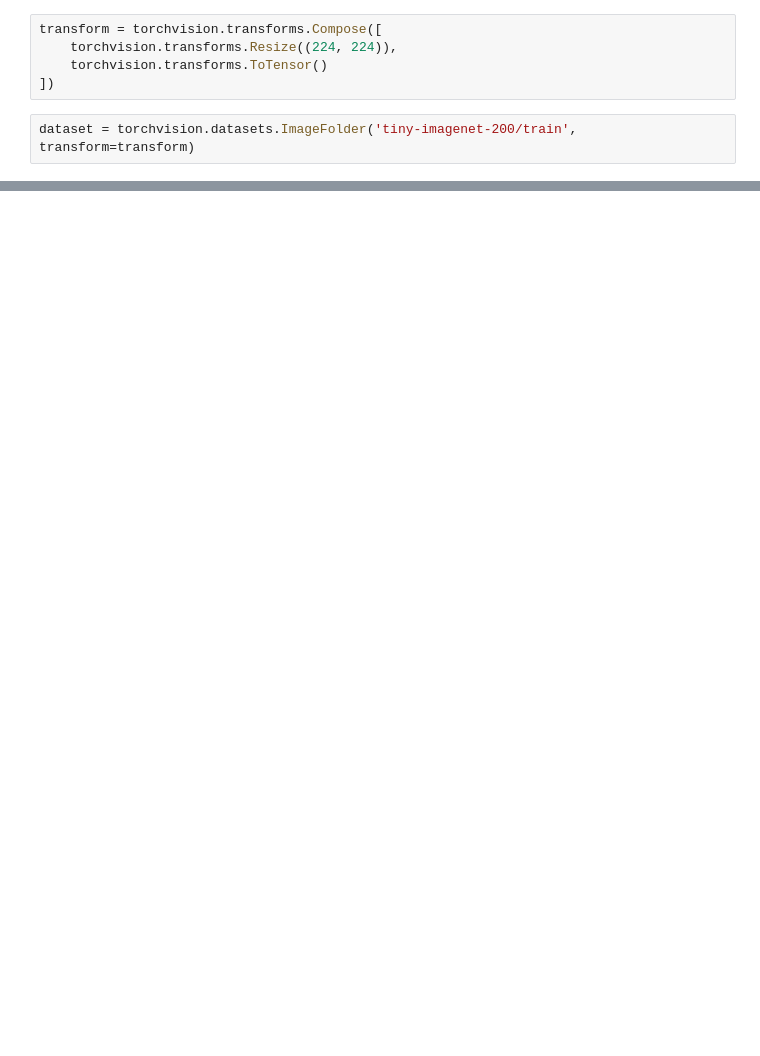
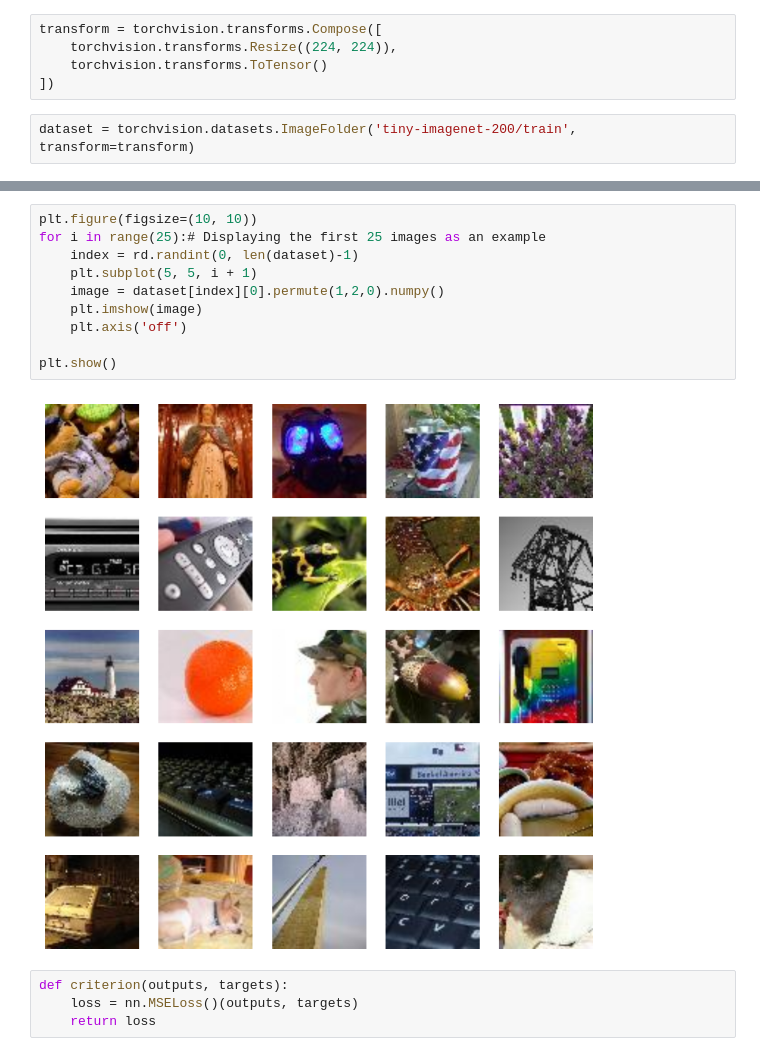
Before and after one commit to eliottvalette/Expand-Nets, a Jupyter notebook: expanding-nets.ipynb, the cells around one changed output, grey strips where cells are left out. Cells and saved outputs as stored; diff of their text form; blank space fills up the shorter version.

```diff
--- a/expanding-nets.ipynb
+++ b/expanding-nets.ipynb
@@ -54,0 +63,16 @@ test_loader = DataLoader(test_data, batch_size=batch_size, shuffle=False, num_wo
+# %%
+plt.figure(figsize=(10, 10))
+for i in range(25):# Displaying the first 25 images as an example
+    index = rd.randint(0, len(dataset)-1)
+    plt.subplot(5, 5, i + 1)
+    image = dataset[index][0].permute(1,2,0).numpy()
+    plt.imshow(image)
+    plt.axis('off')
+
+plt.show()
+# %% [output]
+[figure, added]
+# %%
+def criterion(outputs, targets):
+    loss = nn.MSELoss()(outputs, targets)
+    return loss
```
Also changed, not shown: parts of 12 cells of this notebook, 5 other files.
